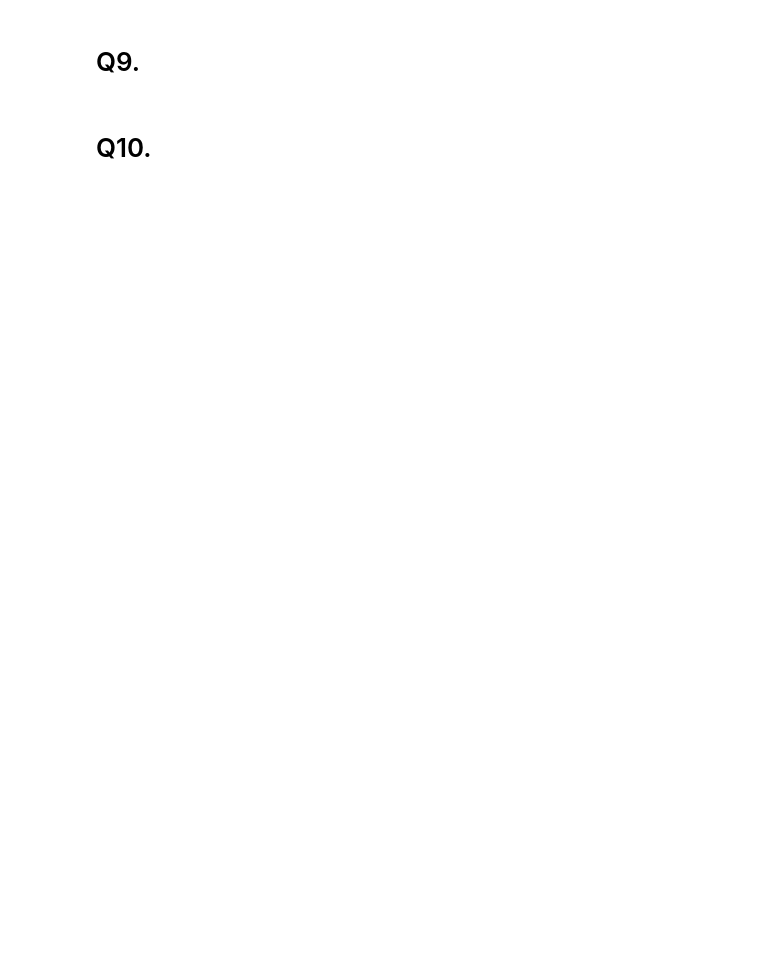
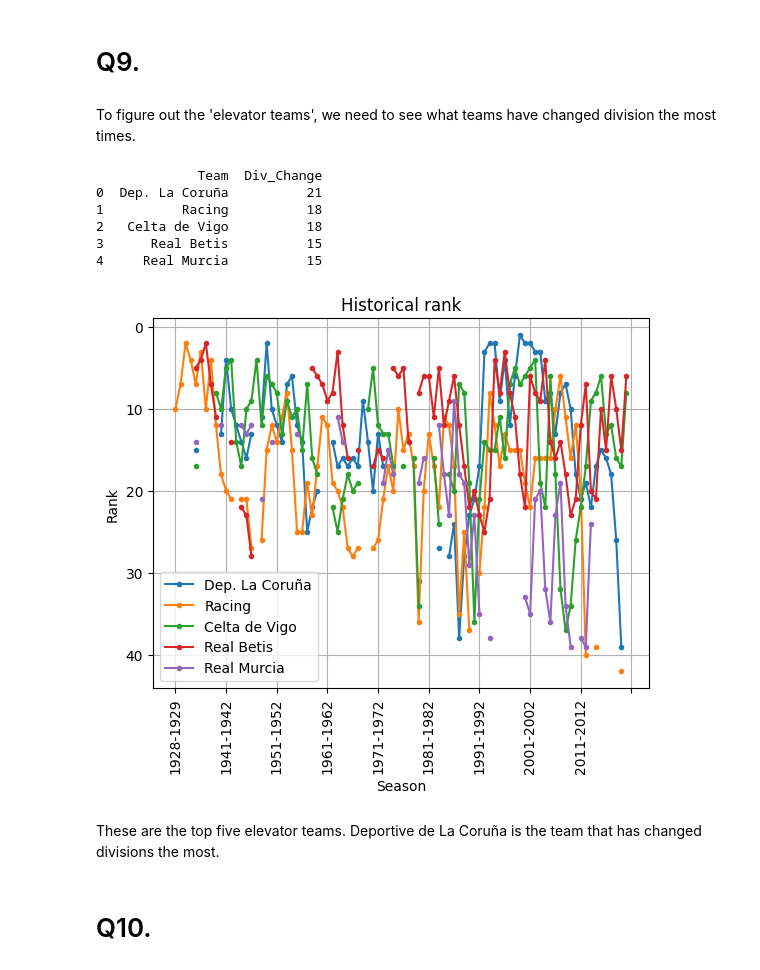
Before and after one commit to Raherol/la-quiniela, a Jupyter notebook: analysis/LaLigaDataAnalysis.ipynb, the cells around one changed output. Drawn from its saved outputs; the diff is of its cells as text; code cells hidden in the pictures; blank space fills up the shorter version.

```diff
--- a/analysis/LaLigaDataAnalysis.ipynb
+++ b/analysis/LaLigaDataAnalysis.ipynb
@@ -378,4 +456,31 @@ season_standings['T'] = season_standings.apply(tie_condition, axis = 1)
 # %% [markdown]
 # Q9.
+# %% [markdown]
+To figure out the 'elevator teams', we need to see what teams have changed division the most times.
+# %%
+def elevator_function(row, season):
+    team_matches = season[season['Team'] == row['Team']]
+    team_matches['Division'] = team_matches['Division'].diff()
+    row['Div_Change'] = (team_matches['Division'] != 0).sum()
+    return row
+
+all_teams = pd.DataFrame()
+all_teams['Team'] = season_standings['Team'].unique()
+all_teams['Div_Change'] = 0
+all_teams = all_teams.apply(lambda row: elevator_function(row, season_standings), axis = 1)
+all_teams = all_teams.sort_values(by = 'Div_Change', ascending = False).reset_index(drop=True)
+top_elevators = all_teams.head(5)
+print(top_elevators)
+historical_rank(*top_elevators['Team'], legend = True)
+# %% [output]
+             Team  Div_Change
+0  Dep. La Coruña          21
+1          Racing          18
+2   Celta de Vigo          18
+3      Real Betis          15
+4     Real Murcia          15
+[figure, added]
+# %% [markdown]
+These are the top five elevator teams. Deportive de La Coruña is the team that has changed divisions the most.
 # %% [markdown]
 # Q10.
```
Also changed, not shown: parts of 29 cells of this notebook, 1 other file.
